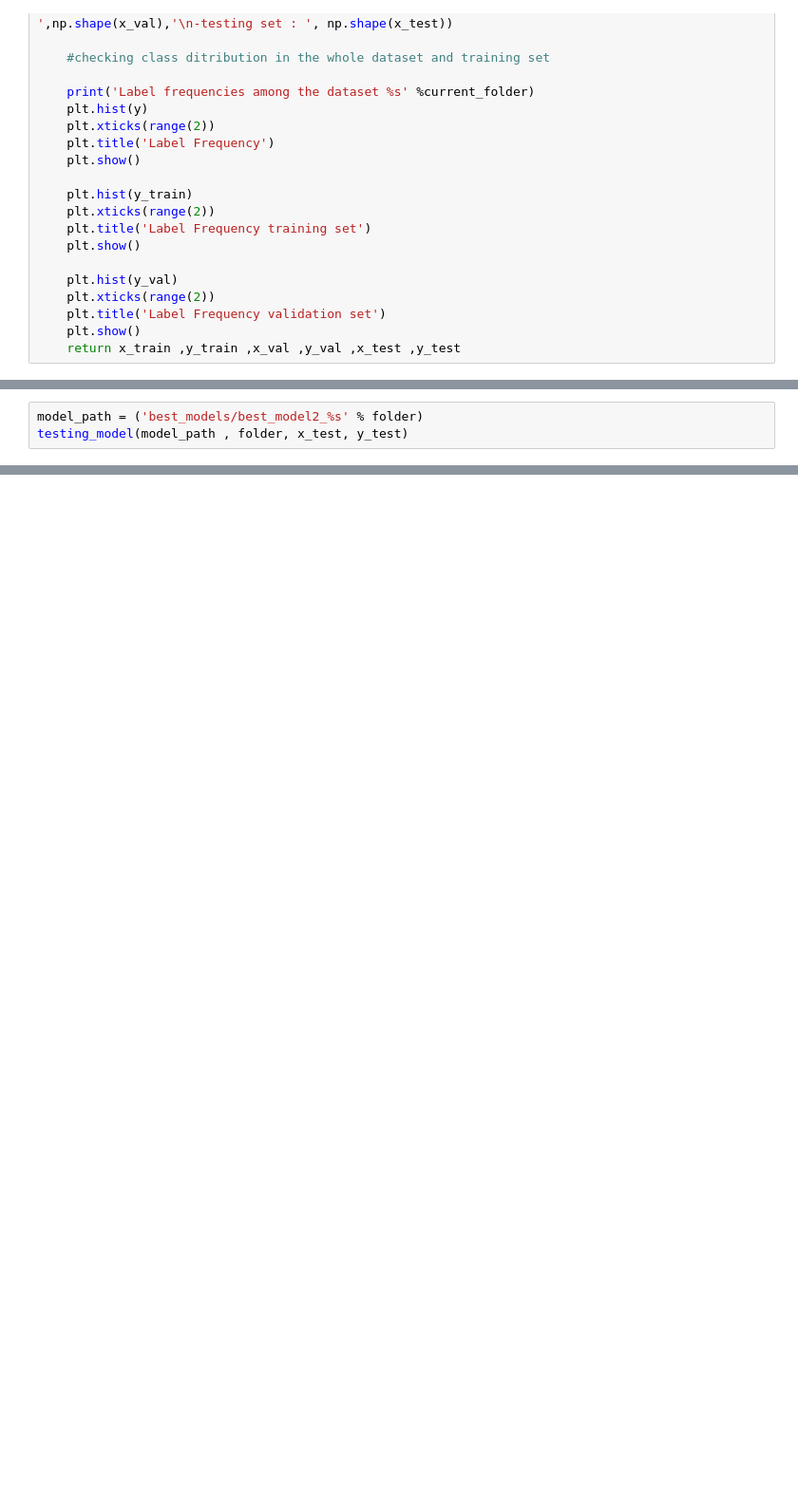
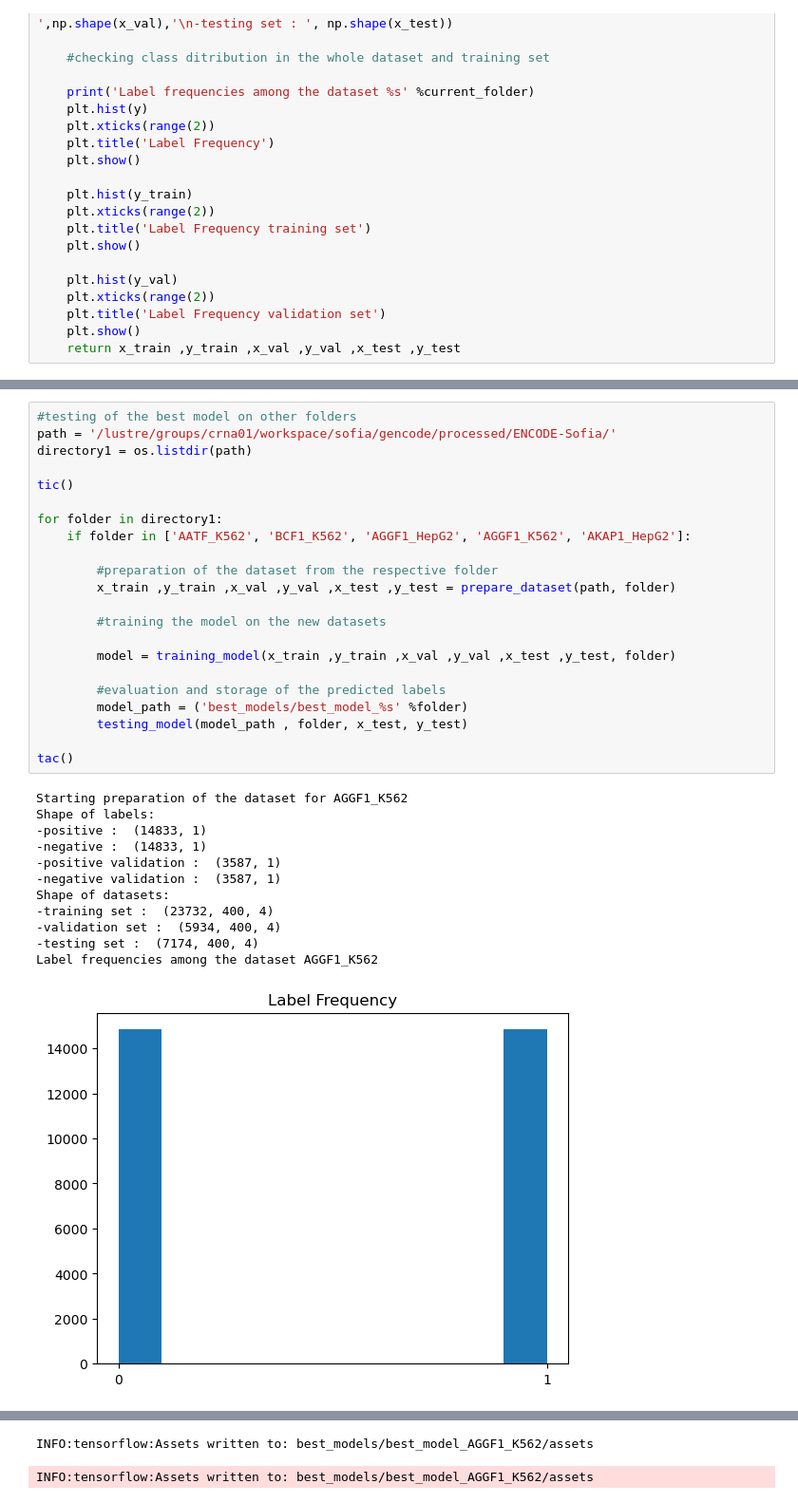
Before and after one commit to sofiamrtll/thesis, a Jupyter notebook: THESIS - Loop Model.ipynb, the cells around one changed output, grey strips where cells are left out. Shown at 95% size. Drawn from its saved outputs; the diff is of its cells as text; blank space fills up the shorter version.

```diff
--- a/THESIS - Loop Model.ipynb
+++ b/THESIS - Loop Model.ipynb
@@ -514,3 +584,0 @@ Traceback (most recent call last):
-# %%
-model_path = ('best_models/best_model2_%s' % folder)
-testing_model(model_path , folder, x_test, y_test)
@@ -519,0 +585,35 @@ testing_model(model_path , folder, x_test, y_test)
+# %%
+#testing of the best model on other folders
+path = '/lustre/groups/crna01/workspace/sofia/gencode/processed/ENCODE-Sofia/'
+directory1 = os.listdir(path)
+
+tic()
+
+for folder in directory1:
+    if folder in ['AATF_K562', 'BCF1_K562', 'AGGF1_HepG2', 'AGGF1_K562', 'AKAP1_HepG2']:
+
+        #preparation of the dataset from the respective folder
+        x_train ,y_train ,x_val ,y_val ,x_test ,y_test = prepare_dataset(path, folder)
+
+        #training the model on the new datasets
+
+        model = training_model(x_train ,y_train ,x_val ,y_val ,x_test ,y_test, folder)
+
+        #evaluation and storage of the predicted labels
+        model_path = ('best_models/best_model_%s' %folder)
+        testing_model(model_path , folder, x_test, y_test)
+
+tac()
+# %% [output]
+Starting preparation of the dataset for AGGF1_K562
+Shape of labels:
+-positive :  (14833, 1)
+-negative :  (14833, 1)
+-positive validation :  (3587, 1)
+-negative validation :  (3587, 1)
+Shape of datasets:
+-training set :  (23732, 400, 4)
+-validation set :  (5934, 400, 4)
+-testing set :  (7174, 400, 4)
+Label frequencies among the dataset AGGF1_K562
+[figure, added]
@@ -519,0 +643,2 @@ testing_model(model_path , folder, x_test, y_test)
+INFO:tensorflow:Assets written to: best_models/best_model_AGGF1_K562/assets
+INFO:tensorflow:Assets written to: best_models/best_model_AGGF1_K562/assets
```
Also changed, not shown: parts of 8 cells of this notebook.
